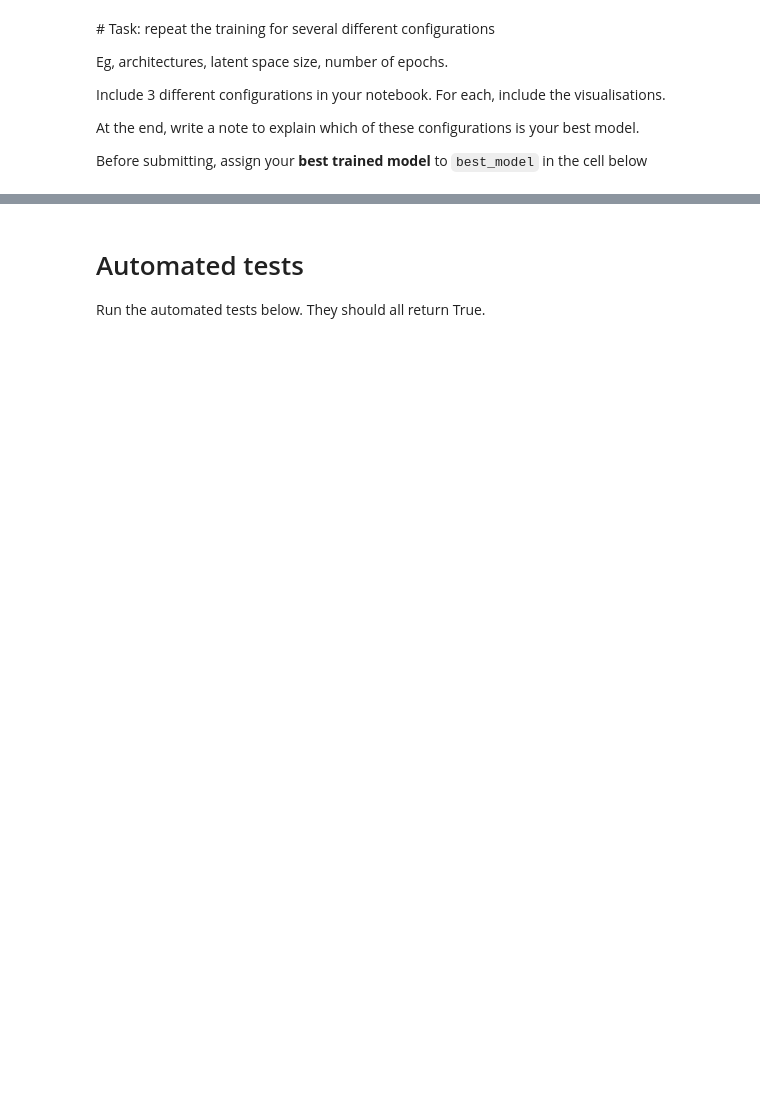
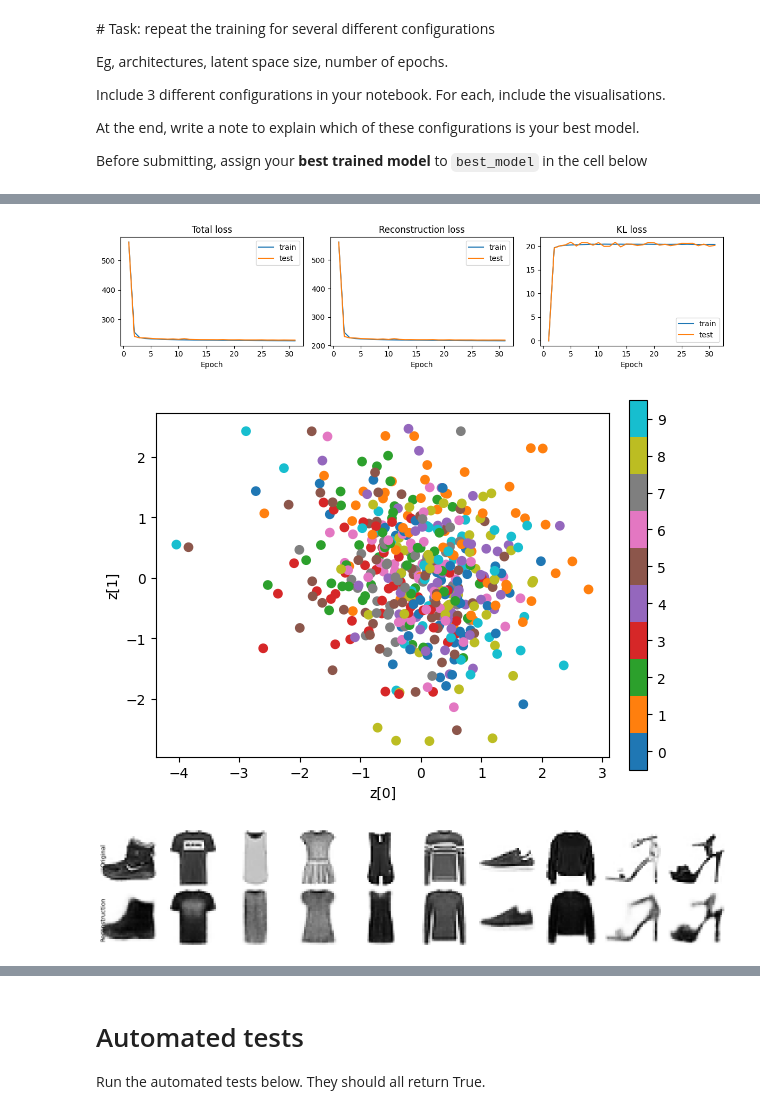
Before and after one commit to dhruvdesai18/DeepLearning_A2, a Jupyter notebook: A2_VAE.ipynb, the cells around one changed output, grey strips where cells are left out. Saved outputs shown, nothing was run; the diff lists cells and outputs as text; code cells hidden in the pictures; blank space fills up the shorter version.

```diff
--- a/A2_VAE.ipynb
+++ b/A2_VAE.ipynb
@@ -726,0 +615,14 @@ Before submitting, assign your **best trained model** to `best_model` in the cel
+# %%
+kernels = [64, 128, 256]
+latent_size = 10
+dropout = 0.0
+epoch = 30
+lr = 0.0005
+lmbda = 0.5
+
+#flat size
+flat_size = kernels[2] * 4 * 4
+# call make_vae and train_vae
+
+model_2 = make_vae(kernels_per_layer=kernels, flat_size=flat_size, latent_size=latent_size, dropout=dropout)
+history_2 = train_vae(model_2, train_loader, test_loader, epochs=epoch, lr=lr, lmbda=lmbda, device=device)
@@ -726,0 +647,8 @@ Before submitting, assign your **best trained model** to `best_model` in the cel
+# %%
+plot_history(history_2) # history available from the train_vae() call above
+plot_latent_points(model_2.encoder, x_viz, y_viz)
+plot_reconstructions(model_2, x_viz)
+# %% [output]
+[figure, added]
+[figure, added]
+[figure, added]
```
Also changed, not shown: parts of 19 cells of this notebook, 3 other files.
